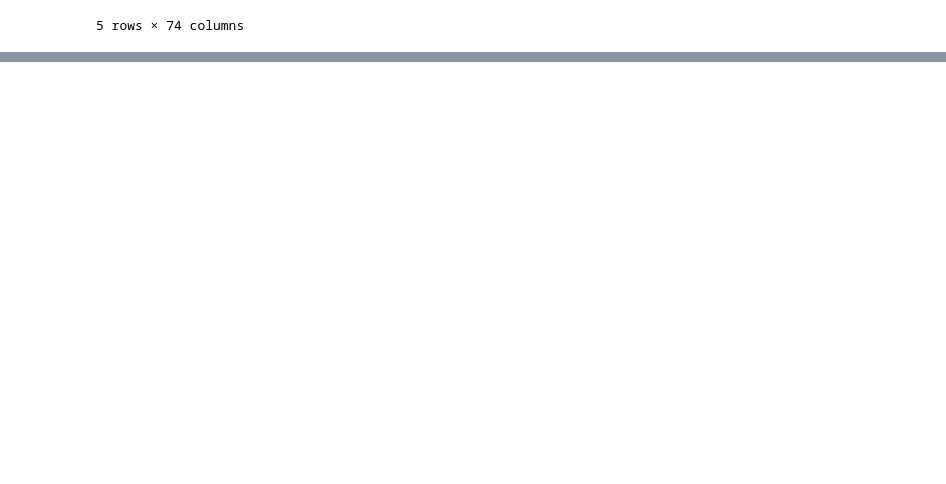
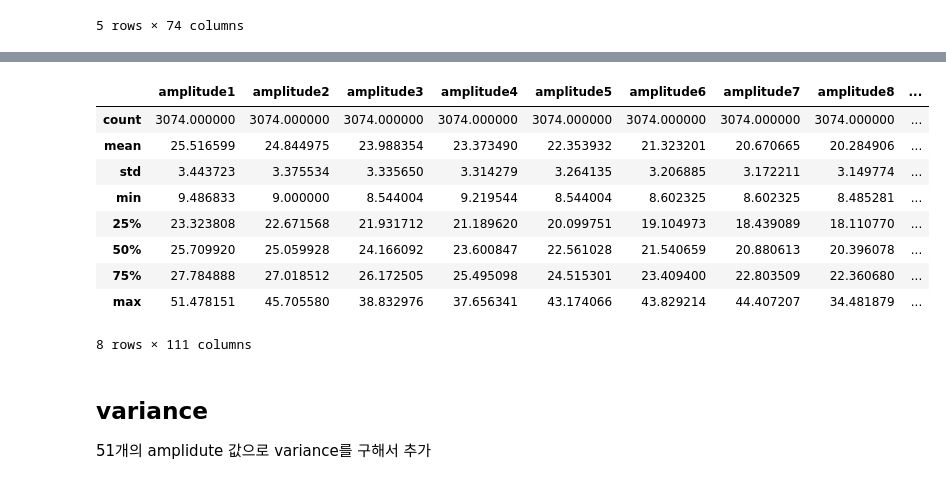
Before and after one commit to huhsame/VO2, a Jupyter notebook: open csi.ipynb, the cells around one changed output, grey strips where cells are left out. Cells and saved outputs as stored; diff of their text form; code cells hidden in the pictures; blank space fills up the shorter version.

```diff
--- a/open csi.ipynb
+++ b/open csi.ipynb
@@ -237,0 +269,16 @@ print(x_min)
+# %%
+csi_data.describe()
+# %% [output]
+|  | amplitude1 | amplitude2 | amplitude3 | amplitude4 | amplitude5 | amplitude6 | amplitude7 | amplitude8 | ... |
+| count | 3074.000000 | 3074.000000 | 3074.000000 | 3074.000000 | 3074.000000 | 3074.000000 | 3074.000000 | 3074.000000 | ... |
+| mean | 25.516599 | 24.844975 | 23.988354 | 23.373490 | 22.353932 | 21.323201 | 20.670665 | 20.284906 | ... |
+| std | 3.443723 | 3.375534 | 3.335650 | 3.314279 | 3.264135 | 3.206885 | 3.172211 | 3.149774 | ... |
+| min | 9.486833 | 9.000000 | 8.544004 | 9.219544 | 8.544004 | 8.602325 | 8.602325 | 8.485281 | ... |
+| 25% | 23.323808 | 22.671568 | 21.931712 | 21.189620 | 20.099751 | 19.104973 | 18.439089 | 18.110770 | ... |
+| 50% | 25.709920 | 25.059928 | 24.166092 | 23.600847 | 22.561028 | 21.540659 | 20.880613 | 20.396078 | ... |
+| 75% | 27.784888 | 27.018512 | 26.172505 | 25.495098 | 24.515301 | 23.409400 | 22.803509 | 22.360680 | ... |
+| max | 51.478151 | 45.705580 | 38.832976 | 37.656341 | 43.174066 | 43.829214 | 44.407207 | 34.481879 | ... |
+8 rows × 111 columns
+# %% [markdown]
+## variance
+51개의 amplidute 값으로 variance를 구해서 추가
```
Also changed, not shown: parts of 21 cells of this notebook.
